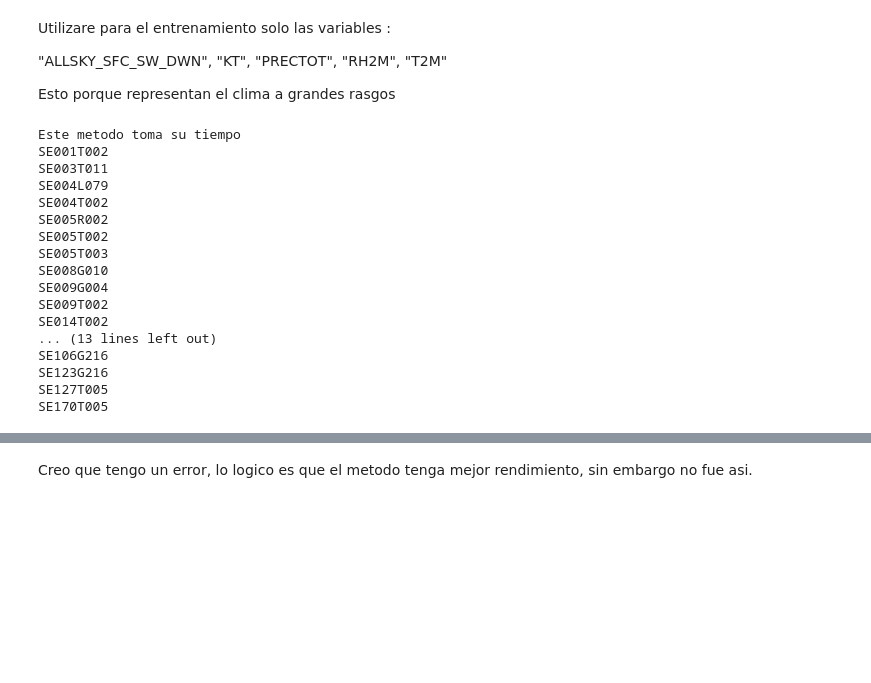
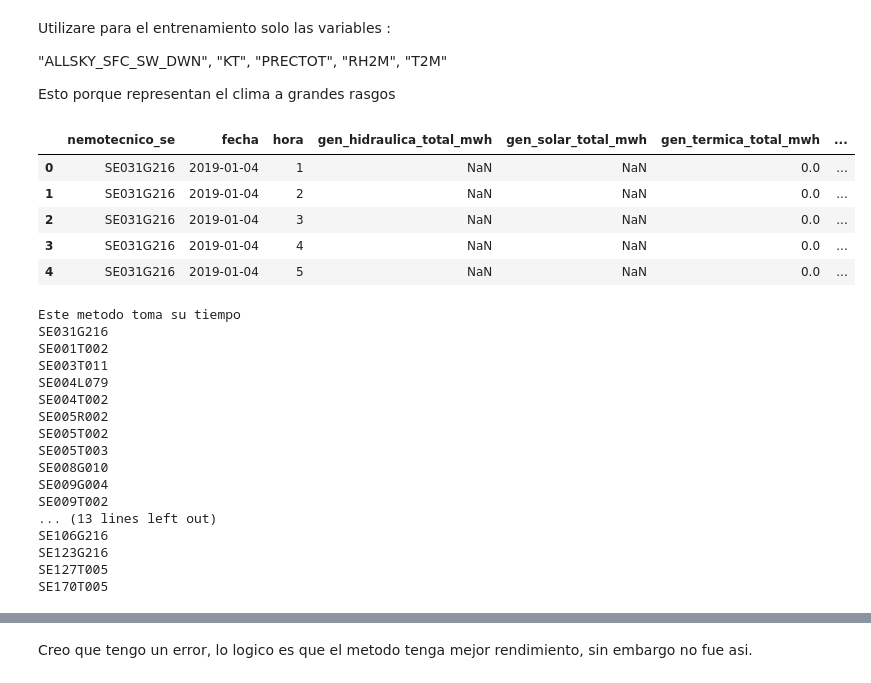
Before and after one commit to maxigaarp/teaching, a Jupyter notebook: SpikeDesafio_final.ipynb, the cells around one changed output, grey strips where cells are left out. Saved outputs shown, nothing was run; the diff lists cells and outputs as text; code cells hidden in the pictures; blank space fills up the shorter version.

```diff
--- a/SpikeDesafio_final.ipynb
+++ b/SpikeDesafio_final.ipynb
@@ -1159,12 +1180,32 @@ Utilizare para el entrenamiento solo las variables :
 "ALLSKY_SFC_SW_DWN",	"KT",	"PRECTOT",	"RH2M",	"T2M"
 
 Esto porque representan el clima a grandes rasgos
+# %%
+features=["target","cmg_desv", "weekend"]
+features_laged=["target_prob", "target_var", "ALLSKY_SFC_SW_DWN",	"KT",	"PRECTOT",	"RH2M",	"T2M"]
+
+#to scale
+to_scale=["cmg_desv", "ALLSKY_SFC_SW_DWN",	"KT",	"PRECTOT",	"RH2M",	"T2M"]
+
+
+for f in to_scale:
+  minval=bm[f].min()
+  maxval=bm[f].max()
+  bm[f] = (bm[f]-minval)/(maxval-minval)
+# %%
+bm=bm.dropna(subset=features+features_laged)
+# %%
+bm.head()
+# %% [output]
+|  | nemotecnico_se | fecha | hora | gen_hidraulica_total_mwh | gen_solar_total_mwh | gen_termica_total_mwh | ... |
+| 0 | SE031G216 | 2019-01-04 | 1 | NaN | NaN | 0.0 | ... |
+| 1 | SE031G216 | 2019-01-04 | 2 | NaN | NaN | 0.0 | ... |
+| 2 | SE031G216 | 2019-01-04 | 3 | NaN | NaN | 0.0 | ... |
+| 3 | SE031G216 | 2019-01-04 | 4 | NaN | NaN | 0.0 | ... |
+| 4 | SE031G216 | 2019-01-04 | 5 | NaN | NaN | 0.0 | ... |
 # %%
 lag=12
 look_back=12
-
-features=["target","cmg_desv", "weekend"]
-features_laged=["target_prob", "target_var", "ALLSKY_SFC_SW_DWN",	"KT",	"PRECTOT",	"RH2M",	"T2M"]
 
 print("Este metodo toma su tiempo")
 
@@ -1187,6 +1228,7 @@ dataX=np.array(dataX)
 dataY=np.array(dataY)
 # %% [output]
 Este metodo toma su tiempo
+SE031G216
 SE001T002
 SE003T011
 SE004L079
@@ -1197,7 +1239,6 @@ SE005T003
 SE008G010
 SE009G004
 SE009T002
-SE014T002
 ... (13 lines left out)
 SE106G216
 SE123G216
```
Also changed, not shown: parts of 11 cells of this notebook.
